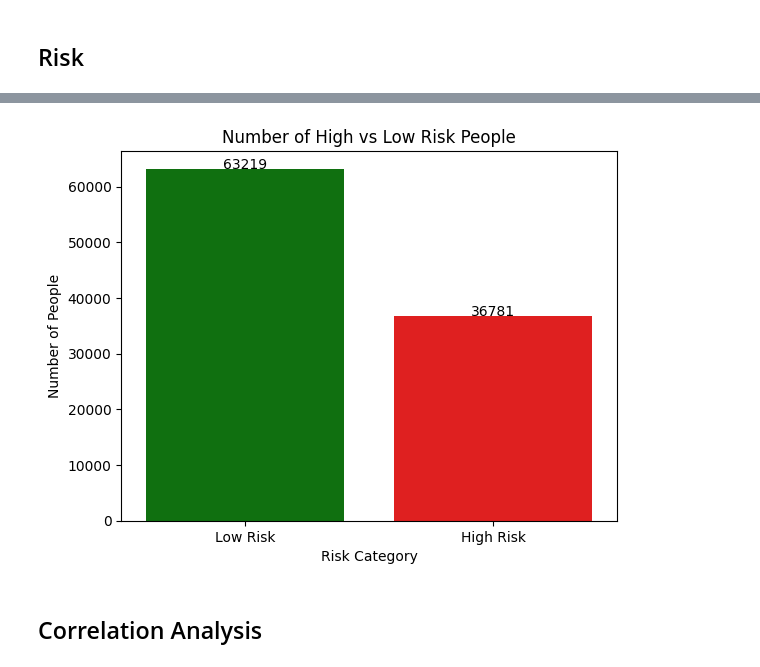
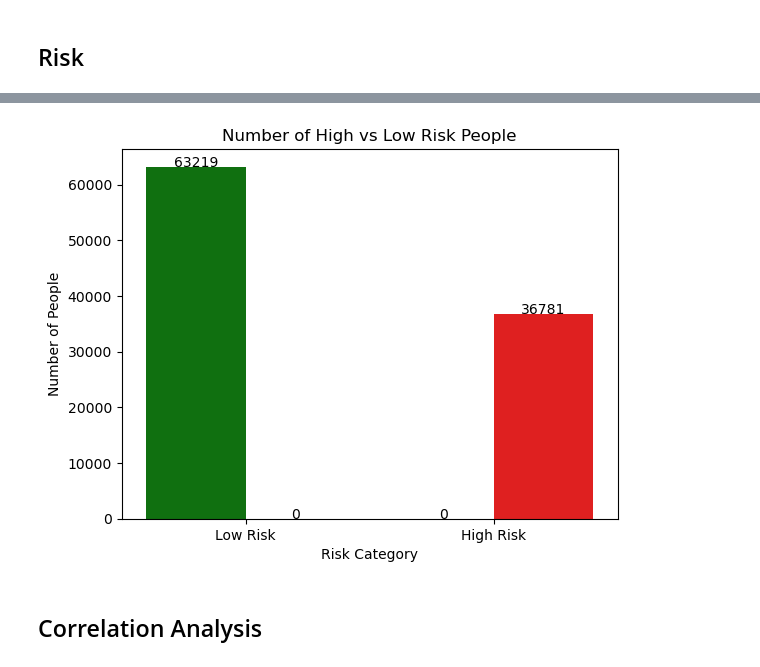
Before and after one commit to Abled773/HI-Risk-Prediction-and-Analysis, a Jupyter notebook: Risk_Analysis_and_Prediction.ipynb, the cells around one changed output, grey strips where cells are left out. Drawn from its saved outputs; the diff is of its cells as text; code cells hidden in the pictures.

```diff
--- a/Risk_Analysis_and_Prediction.ipynb
+++ b/Risk_Analysis_and_Prediction.ipynb
@@ -398,19 +400,20 @@ high_risk_people = data[data['is_high_risk'] == True]
 low_risk_people = data[data['is_high_risk'] == False]
 # %%
 color = {True: 'red', False: 'green'}
-sns.countplot(x='is_high_risk', data=data, hue="is_high_risk", palette=color, legend=False)
+ax = sns.countplot(x='is_high_risk', data=data, hue="is_high_risk", palette=color)
+ax.legend_.remove()
 plt.xticks([0, 1], ['Low Risk', 'High Risk'])
 plt.xlabel('Risk Category')
 plt.ylabel('Number of People')
 plt.title('Number of High vs Low Risk People')
 
 for p in plt.gca().patches:
     height = p.get_height()
     plt.text(p.get_x() + p.get_width()/2, height + 0.5, int(height), ha='center')
 
 plt.show()
 # %% [output]
-[figure, old version]
+[figure, new version]
 # %% [markdown]
 ## Correlation Analysis
 # %%
```
Also changed, not shown: parts of 41 cells of this notebook.
